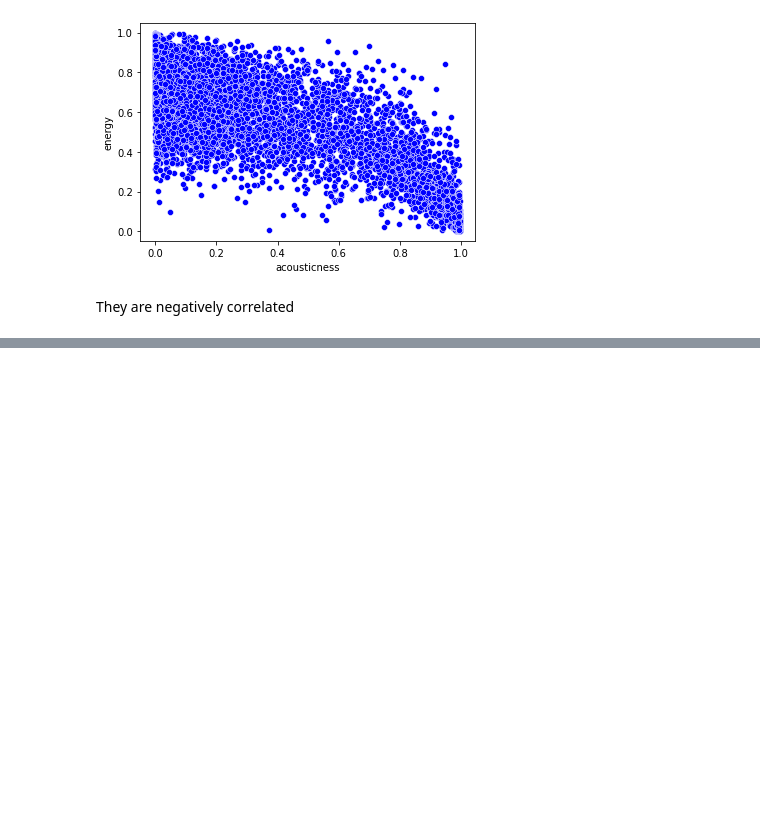
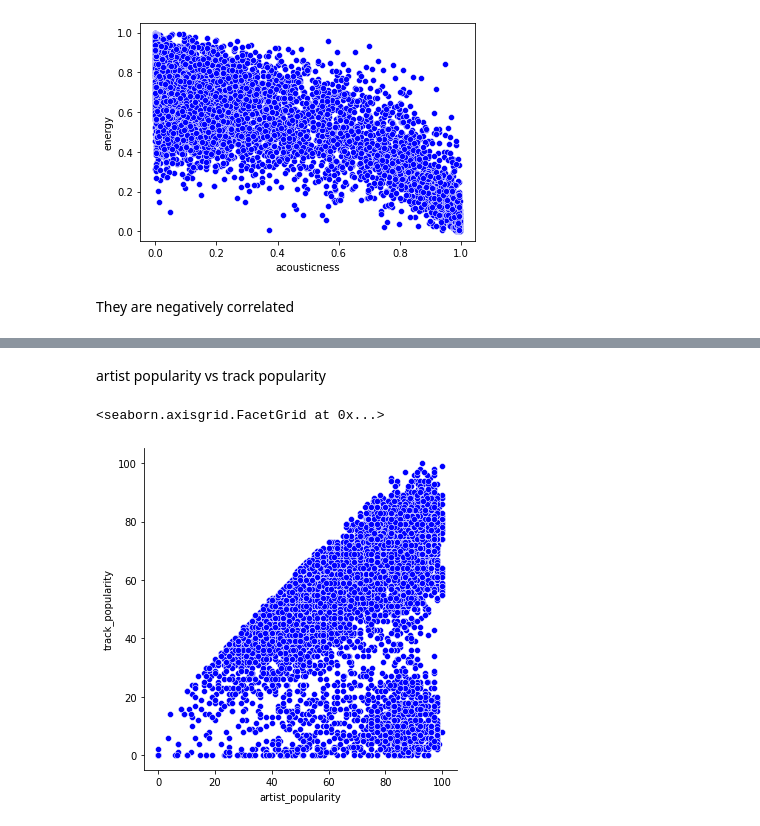
Before and after one commit to vlkumar-859/ml_spotifty, a Jupyter notebook: ml_spotify.ipynb, the cells around one changed output, grey strips where cells are left out. Drawn from its saved outputs; the diff is of its cells as text; code cells hidden in the pictures; blank space fills up the shorter version.

```diff
--- a/ml_spotify.ipynb
+++ b/ml_spotify.ipynb
@@ -361,0 +369,7 @@ They are negatively correlated
+# %% [markdown]
+artist popularity vs track popularity
+# %%
+sns.relplot(x=spotify_data.artist_popularity,y=spotify_data.track_popularity, color="b")
+# %% [output]
+<seaborn.axisgrid.FacetGrid at 0x...>
+[figure, added]
```
Also changed, not shown: parts of 8 cells of this notebook.
